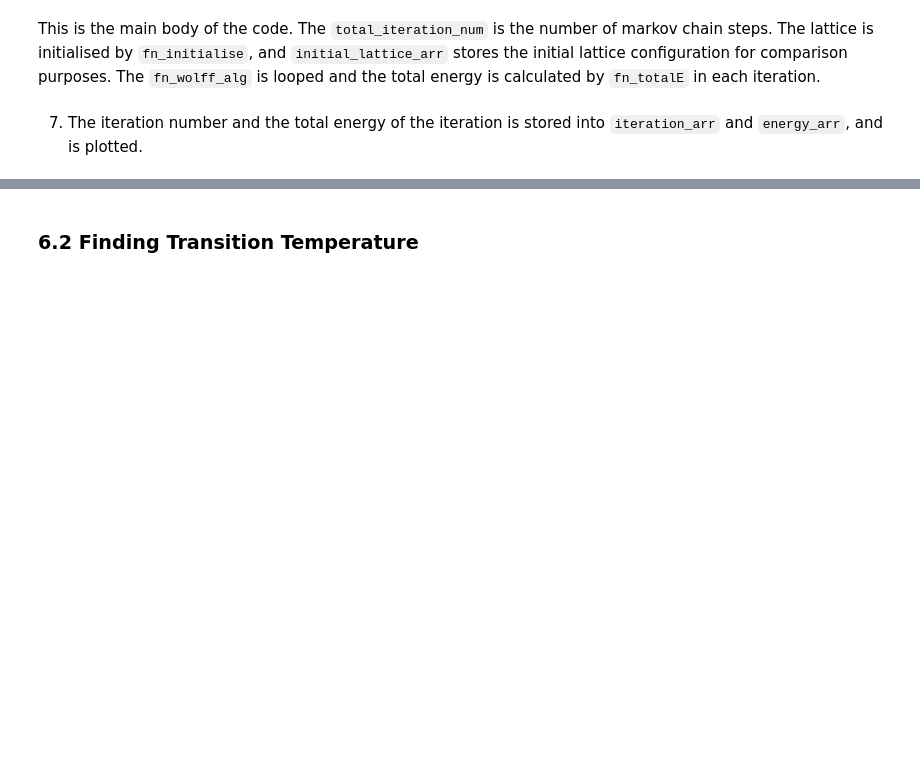
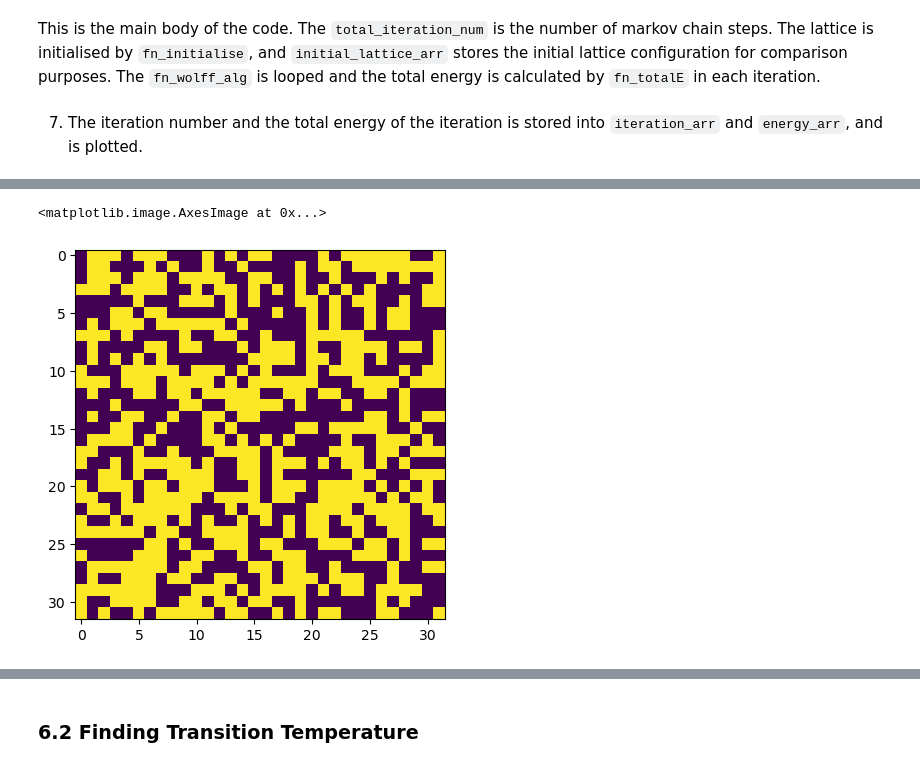
Before and after one commit to bleubreeymeow/4061_lab1, a Jupyter notebook: ising/4061_projB_report.ipynb, the cells around one changed output, grey strips where cells are left out. Cells and saved outputs as stored; diff of their text form; code cells hidden in the pictures; blank space fills up the shorter version.

```diff
--- a/ising/4061_projB_report.ipynb
+++ b/ising/4061_projB_report.ipynb
@@ -209,11 +209,11 @@ This is the main body of the code. The `total_iteration_num` is the number of ma
 total_iteration_num1 = 5000
 iteration_arr = []
 energy_arr1 = []
-initial_lattice_arr = fn_initialise(N)
+lattice_arr1 = fn_initialise(N)
 
-lattice_arr1 = initial_lattice_arr
+lattice_arr_initial = lattice_arr1.copy()
 for i in range(total_iteration_num1):
-    lattice_arr1 = fn_wolff_alg(lattice_arr1)
+    lattice_arr1 = fn_wolff_alg(lattice_arr1,p1)
     iteration_arr.append(i)
     energy_arr1.append(fn_totalE(lattice_arr1))
 # %% [markdown]
@@ -224,4 +227,7 @@ plt.plot(iteration_arr, energy_arr1)
 # %%
-plt.imshow(initial_lattice_arr)
+plt.imshow(lattice_arr_initial)
+# %% [output]
+<matplotlib.image.AxesImage at 0x...>
+[figure, added]
 # %%
 plt.imshow(lattice_arr1)
```
Also changed, not shown: parts of 10 cells of this notebook.
